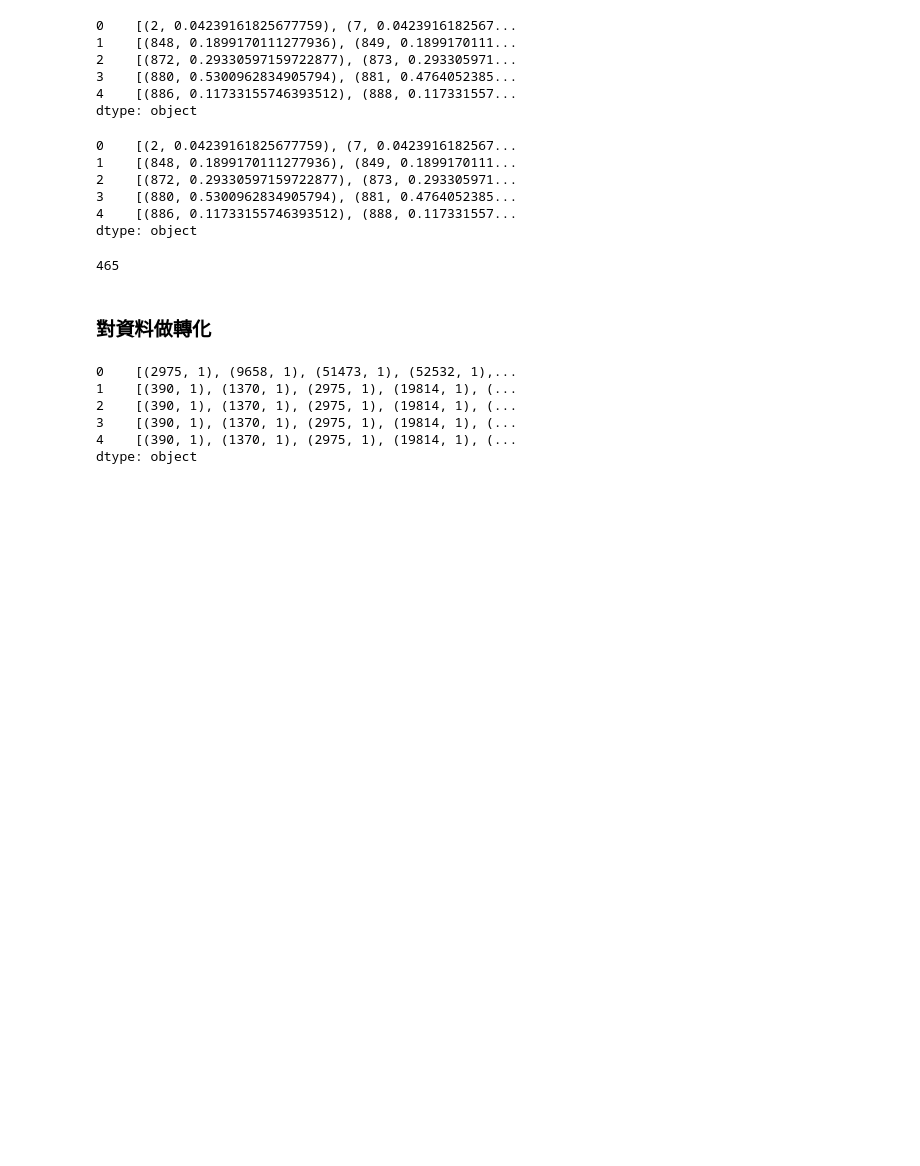
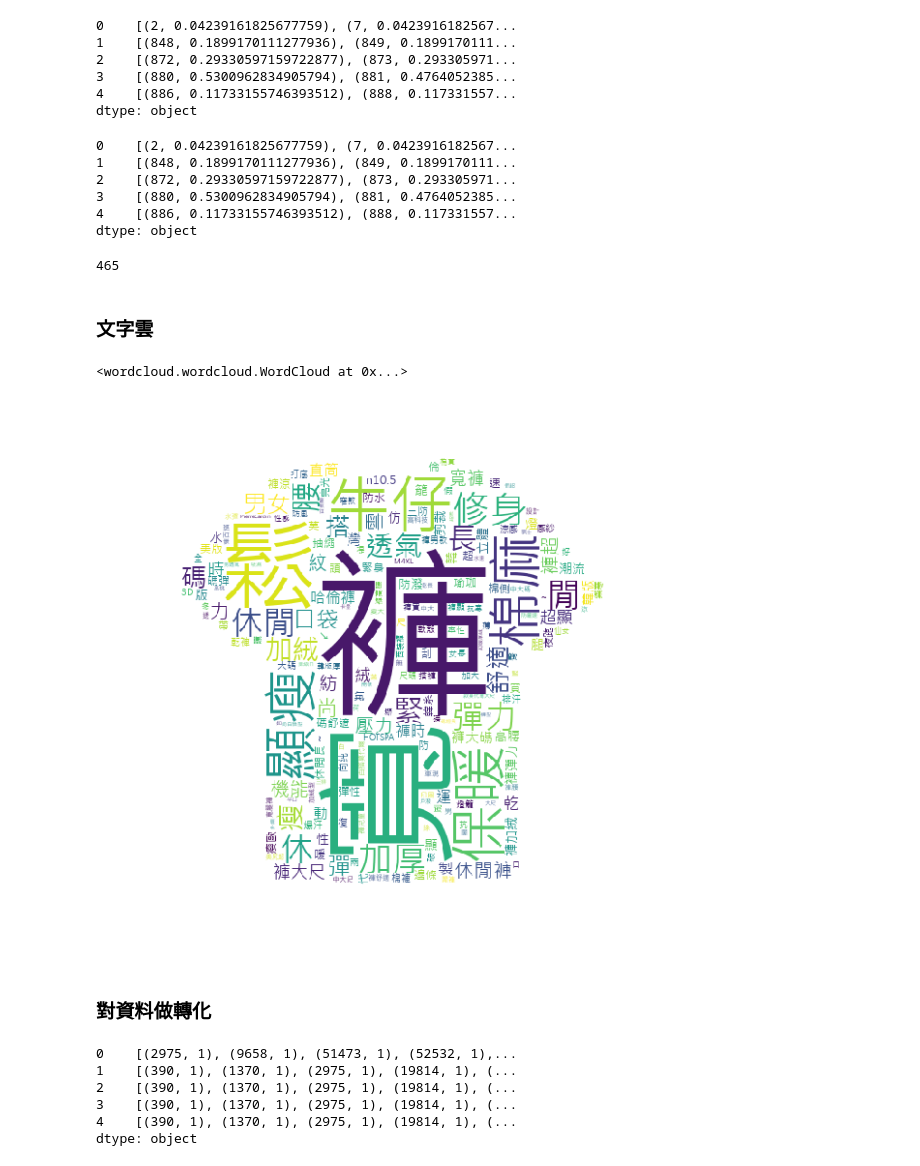
Before and after one commit to hwangching/BDSE_Avengers, a Jupyter notebook: category_classification/專題-資料groupby一起+建特徵欄位.ipynb, the cells around one changed output. Saved outputs shown, nothing was run; the diff lists cells and outputs as text; code cells hidden in the pictures; blank space fills up the shorter version.

```diff
--- a/category_classification/專題-資料groupby一起+建特徵欄位.ipynb
+++ b/category_classification/專題-資料groupby一起+建特徵欄位.ipynb
@@ -294,6 +313,27 @@ code_tokenGyTfidfSort4 = list(code_tokenGyTfidfSort3)
 len(code_tokenGyTfidfSort4)
 # %% [output]
 465
+# %% [markdown]
+### 文字雲
+# %%
+font = r'msjh.ttc'
+# %%
+mask = np.array(Image.open(r"D:\Mypython\專題\4f214bf79af1369fa548b0d6a0eb2396.png"))
+# %%
+my_wordcloud = WordCloud(background_color="white",mask=mask,
+                         font_path=font,collocations=False,
+                         width=3400, height=3400, margin=2)
+# %%
+my_wordcloud.generate_from_frequencies(df_Join_name_count[23])
+# %% [output]
+<wordcloud.wordcloud.WordCloud at 0x...>
+# %%
+plt.figure(figsize=(10,10))
+plt.imshow(my_wordcloud)
+plt.axis('off')
+plt.show()
+# %% [output]
+[figure, added]
 # %% [markdown]
 ### 對資料做轉化
 # %%
```
Also changed, not shown: parts of 6 cells of this notebook.
